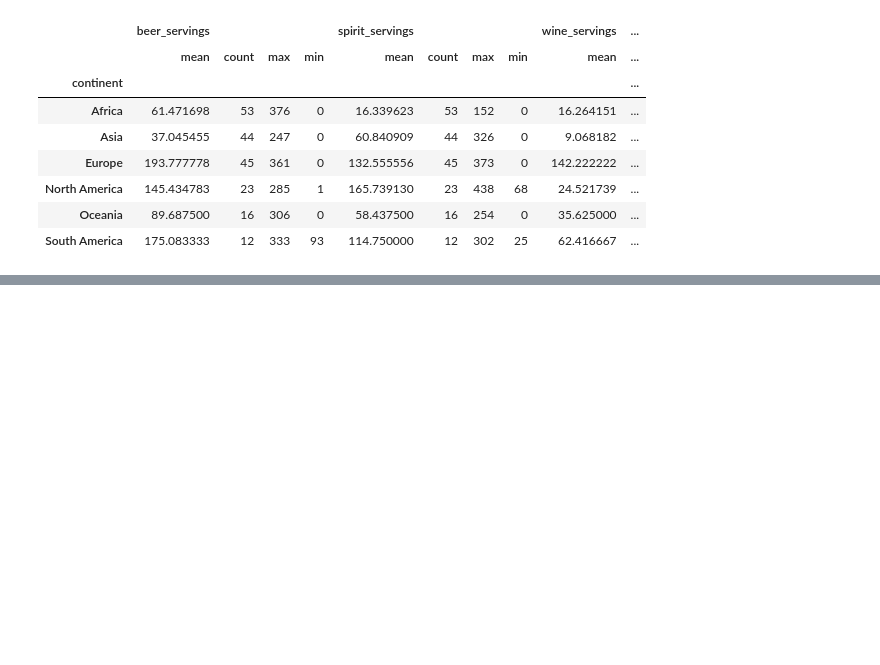
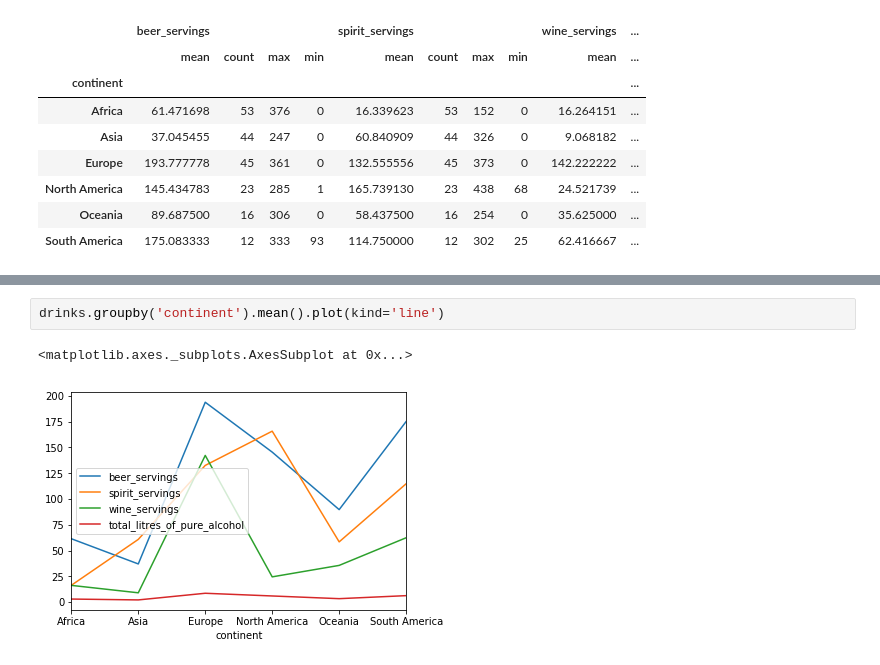
Before and after one commit to harrytrinh2/Pandas_Python, a Jupyter notebook: When should I use a 'groupby' in pandas.ipynb, the cells around one changed output, grey strips where cells are left out. Saved outputs shown, nothing was run; the diff lists cells and outputs as text; blank space fills up the shorter version.

```diff
--- a/When should I use a 'groupby' in pandas.ipynb
+++ b/When should I use a 'groupby' in pandas.ipynb
@@ -106,0 +121,5 @@ drinks.groupby('continent').agg(['mean','count','max','min'])
+# %%
+drinks.groupby('continent').mean().plot(kind='line')
+# %% [output]
+<matplotlib.axes._subplots.AxesSubplot at 0x...>
+[figure, added]
```
Also changed, not shown: parts of 10 cells of this notebook.
